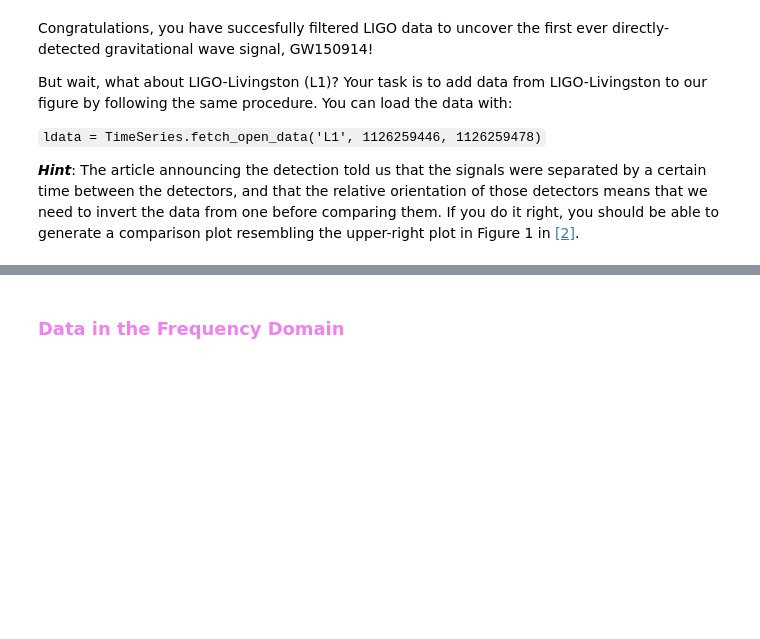
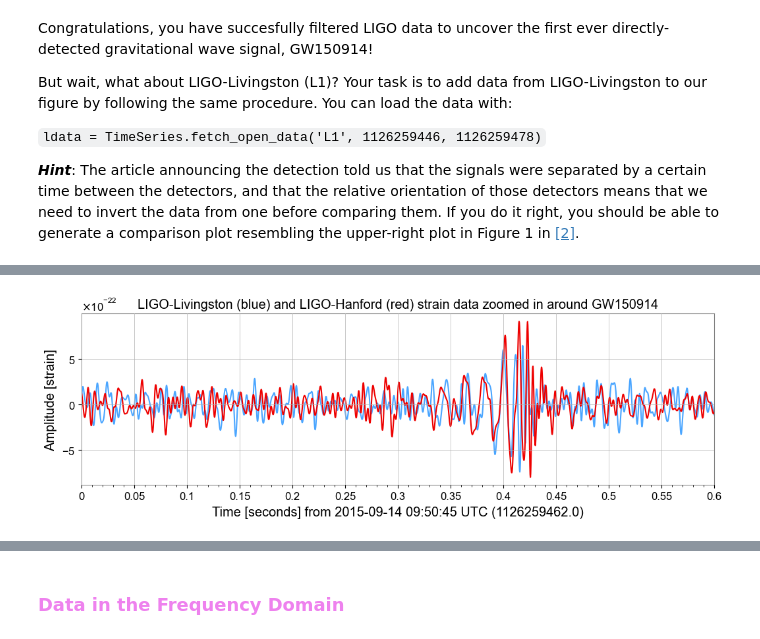
Before and after one commit to Goldartfrog/ComputationalPhysics, a Jupyter notebook: MLPhys/Project_02_GravitationalWaves.ipynb, the cells around one changed output, grey strips where cells are left out. Saved outputs shown, nothing was run; the diff lists cells and outputs as text; code cells hidden in the pictures; blank space fills up the shorter version.

```diff
--- a/MLPhys/Project_02_GravitationalWaves.ipynb
+++ b/MLPhys/Project_02_GravitationalWaves.ipynb
@@ -119,0 +168,11 @@ ___Hint___: The article announcing the detection told us that the signals were s
+# %%
+plot2 = lfilt.plot(color='gwpy:ligo-livingston')
+ax = plot2.gca()
+ax.plot(hfilt, color='gwpy:ligo-hanford')
+ax.set_title('LIGO-Livingston (blue) and LIGO-Hanford (red) strain data zoomed in around GW150914')
+ax.set_ylabel('Amplitude [strain]')
+ax.set_xlim(1126259462, 1126259462.6)
+ax.set_xscale('seconds', epoch=1126259462)
+plot.show()
+# %% [output]
+[figure, added]
```
Also changed, not shown: parts of 28 cells of this notebook, 9 other files.
